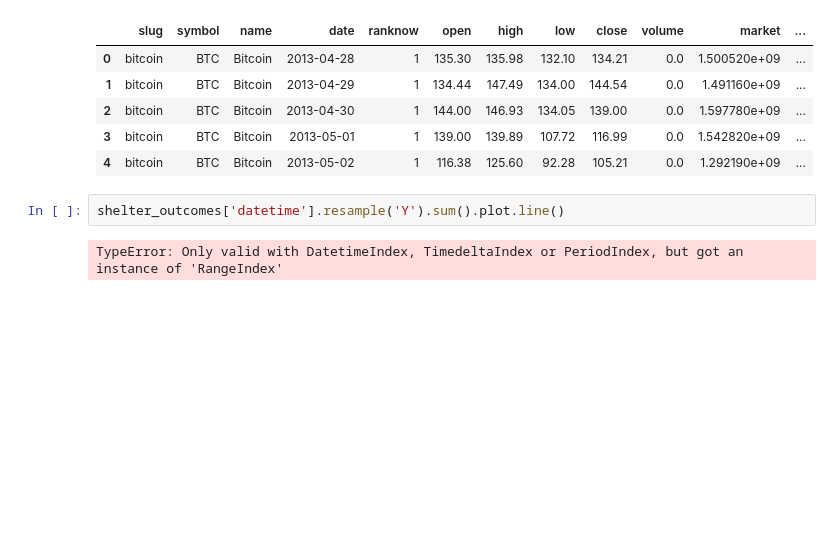
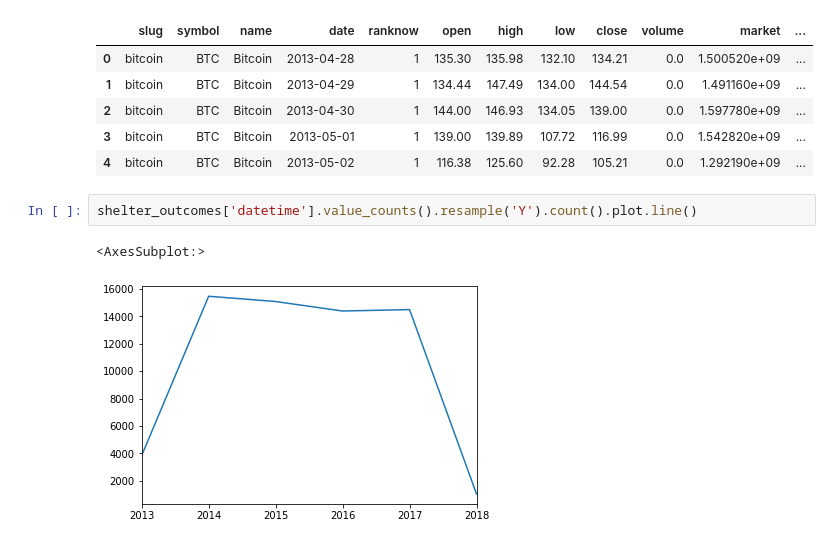
Before and after one commit to hari-viswanathan/learning, a Jupyter notebook: data_visualization.ipynb, the cells around one changed output. Cells and saved outputs as stored; diff of their text form; blank space fills up the shorter version.

Commit message:
(misc) Time series plotting exercise

```diff
--- a/data_visualization.ipynb
+++ b/data_visualization.ipynb
@@ -78,6 +78,7 @@ crypto.head()
 | 3 | bitcoin | BTC | Bitcoin | 2013-05-01 | 1 | 139.00 | 139.89 | 107.72 | 116.99 | 0.0 | 1.542820e+09 | ... |
 | 4 | bitcoin | BTC | Bitcoin | 2013-05-02 | 1 | 116.38 | 125.60 | 92.28 | 105.21 | 0.0 | 1.292190e+09 | ... |
 # %%
-shelter_outcomes['datetime'].resample('Y').sum().plot.line()
+shelter_outcomes['datetime'].value_counts().resample('Y').count().plot.line()
 # %% [output]
-TypeError: Only valid with DatetimeIndex, TimedeltaIndex or PeriodIndex, but got an instance of 'RangeIndex'
+<AxesSubplot:>
+[figure, added]
```
Also changed, not shown: parts of 2 cells of this notebook.
